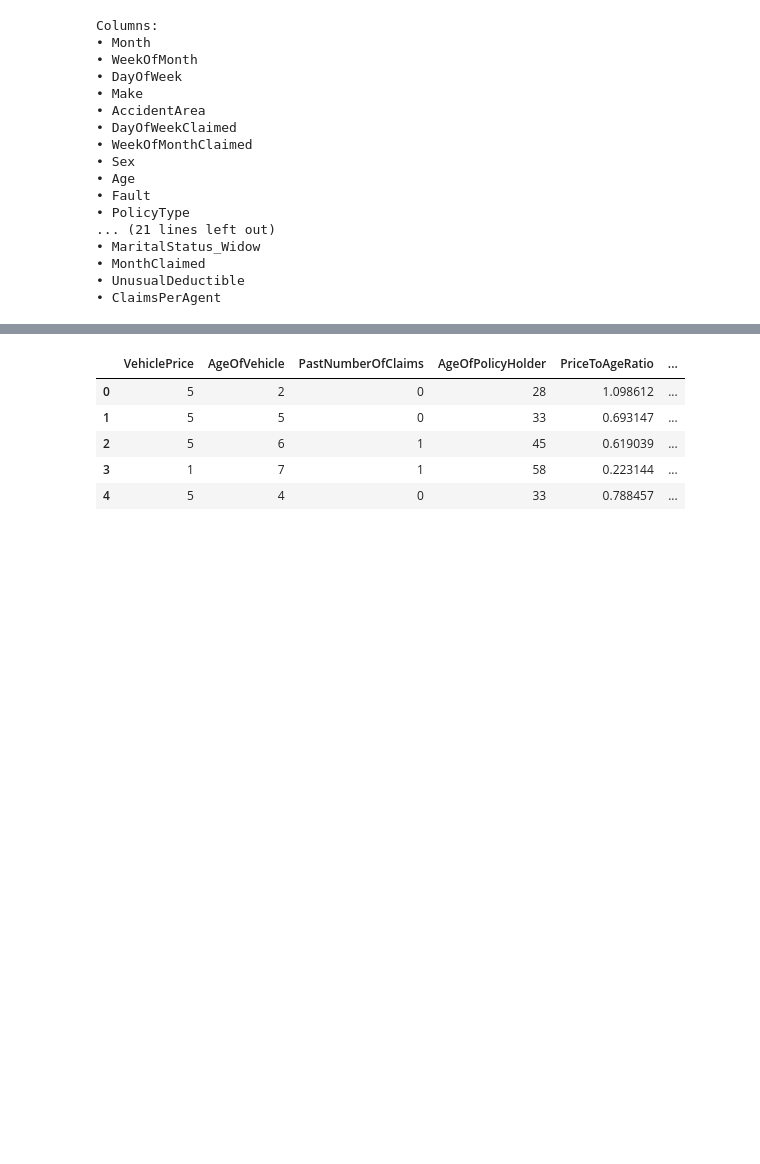
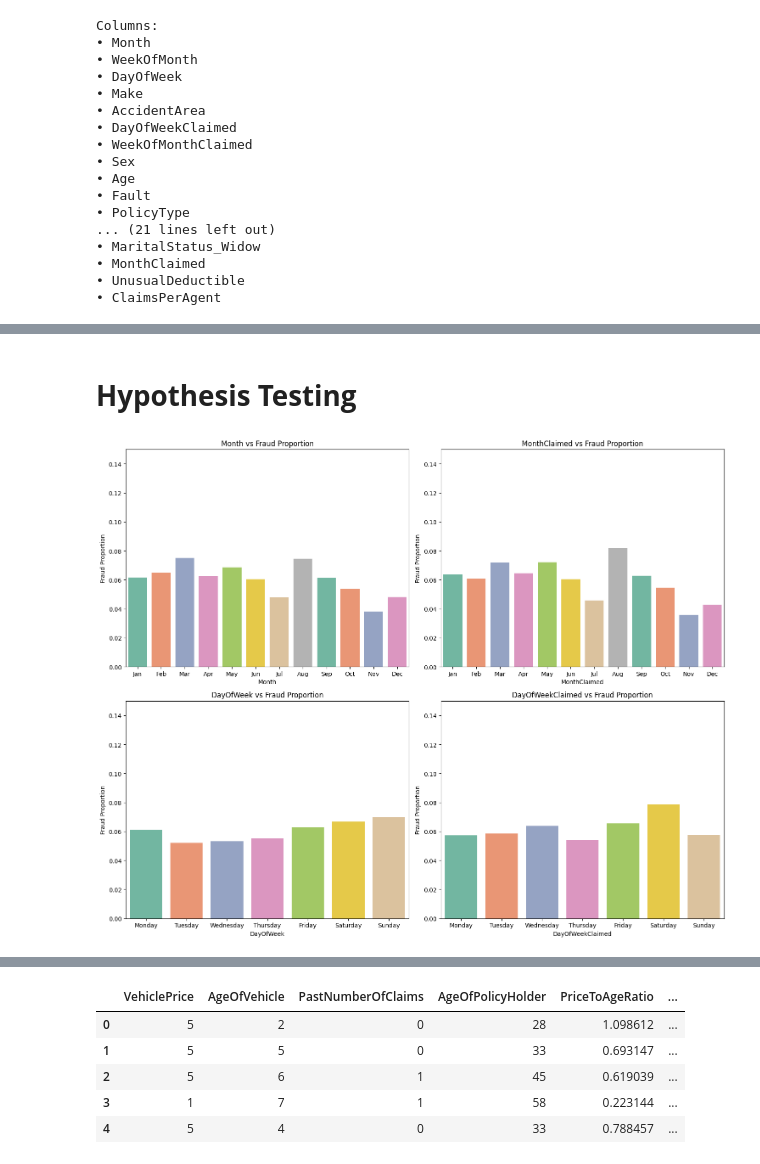
Before and after one commit to haonanah/DSA4263, a Jupyter notebook: EDA.ipynb, the cells around one changed output, grey strips where cells are left out. Saved outputs shown, nothing was run; the diff lists cells and outputs as text; code cells hidden in the pictures; blank space fills up the shorter version.

Commit message:
added hypothesis testing, tidied up flow of notebook

```diff
--- a/EDA.ipynb
+++ b/EDA.ipynb
@@ -51,0 +168,2 @@ Columns:
+# %% [markdown]
+# **Hypothesis Testing**
@@ -51,0 +174,49 @@ Columns:
+# %%
+# Hypothesis 1: Temporal Variables
+## Fraudulent claims are more likely to occur during specific periods, such as Mondays or end-of-year.
+
+temporal_vars = ['Month', 'MonthClaimed', 'DayOfWeek', 'DayOfWeekClaimed']
+
+# Create a 2x2 grid for subplots
+fig, axs = plt.subplots(2, 2, figsize=(15, 12))
+axs = axs.flatten()
+month_mapping = {
+    1: 'Jan', 2: 'Feb', 3: 'Mar', 4: 'Apr', 5: 'May', 6: 'Jun',
+    7: 'Jul', 8: 'Aug', 9: 'Sep', 10: 'Oct', 11: 'Nov', 12: 'Dec'
+}
+day_mapping = {
+    1: 'Monday', 2: 'Tuesday', 3: 'Wednesday', 4: 'Thursday', 5: 'Friday', 6: 'Saturday', 7: 'Sunday'
+}
+month_order = ['Jan', 'Feb', 'Mar', 'Apr', 'May', 'Jun', 'Jul', 'Aug', 'Sep', 'Oct', 'Nov', 'Dec']
+day_order = ['Monday', 'Tuesday', 'Wednesday', 'Thursday', 'Friday', 'Saturday', 'Sunday']
+
+temp_df = numeric_df.copy()
+order = None
+
+for i, var in enumerate(temporal_vars):
+    # Group data to compute the proportion of fraud (FraudFound_P == 1)
+    if var == 'Month' or var == 'MonthClaimed':
+        temp_df[var] = temp_df[var].replace(month_mapping)
+    else:
+        temp_df[var] = temp_df[var].replace(day_mapping)
+    fraud_prop = temp_df.groupby(var)['FraudFound_P'].mean().reset_index()
+
+    ax = axs[i]
+    if var == 'Month' or var == 'MonthClaimed':
+        sns.barplot(x=var, y='FraudFound_P', data=fraud_prop, palette='Set2', ax=ax, order = month_order)
+    else:
+        sns.barplot(x=var, y='FraudFound_P', data=fraud_prop, palette='Set2', ax=ax, order = day_order)
+
+    # Remove bar outlines by setting linewidth to 0 for each patch
+    for patch in ax.patches:
+        patch.set_linewidth(0)
+
+    ax.set_title(f'{var} vs Fraud Proportion')
+    ax.set_xlabel(var)
+    ax.set_ylabel('Fraud Proportion')  # explicitly label the y-axis (0 to 1)
+    ax.set_ylim(0, 0.15)  # since proportions range from 0 to 1
+
+plt.tight_layout()
+plt.show()
+# %% [output]
+[figure, added]
```
Also changed, not shown: parts of 35 cells of this notebook.
